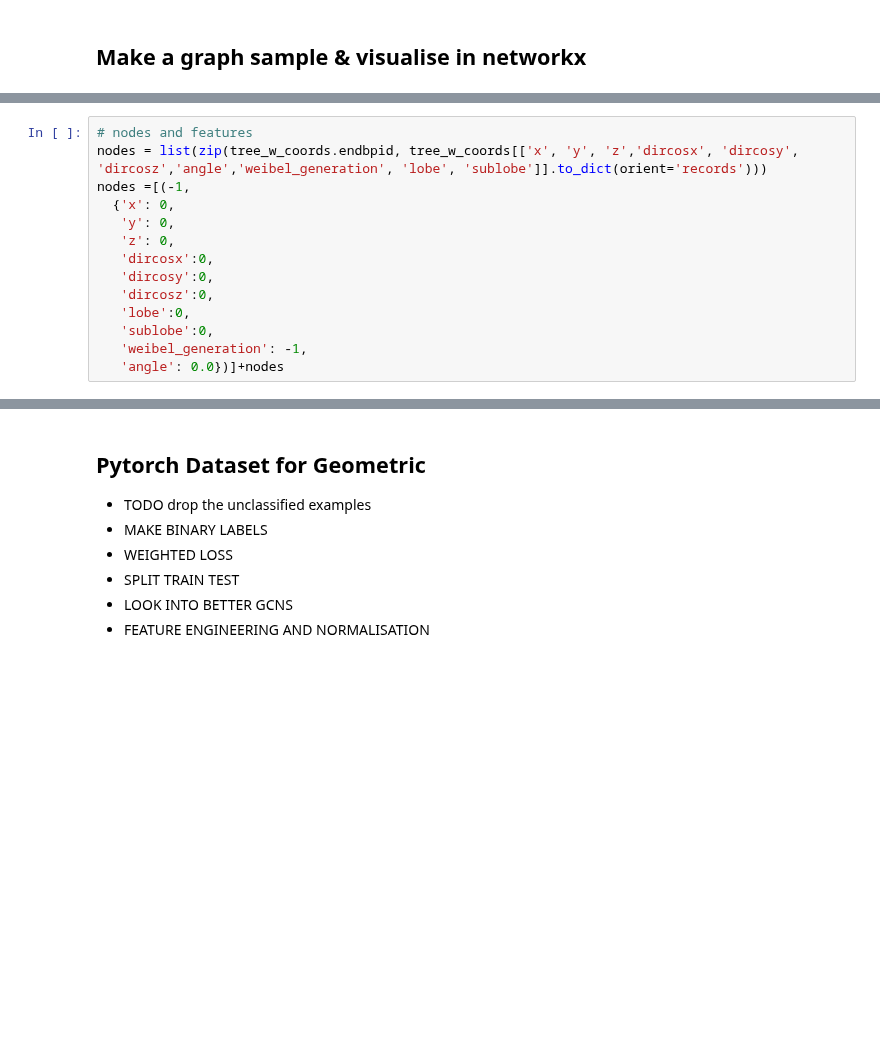
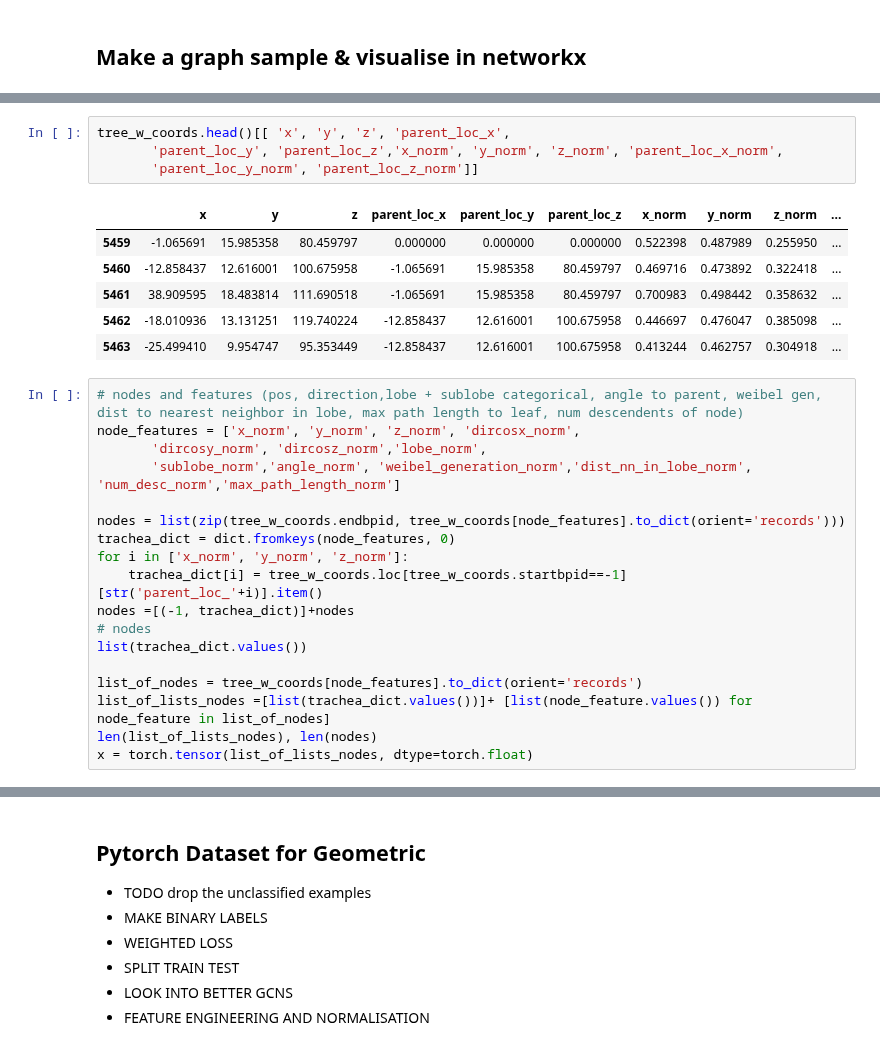
Before and after one commit to s-n-naik/airway_exploration, a Jupyter notebook: graph_test.ipynb, the cells around one changed output, grey strips where cells are left out. Cells and saved outputs as stored; diff of their text form; blank space fills up the shorter version.

```diff
--- a/graph_test.ipynb
+++ b/graph_test.ipynb
@@ -199,14 +243,29 @@ See the caveats in the documentation: https://pandas.pydata.org/pandas-docs/stab
+# %%
+tree_w_coords.head()[[ 'x', 'y', 'z', 'parent_loc_x',
+       'parent_loc_y', 'parent_loc_z','x_norm', 'y_norm', 'z_norm', 'parent_loc_x_norm',
+       'parent_loc_y_norm', 'parent_loc_z_norm']]
+# %% [output]
+|  | x | y | z | parent_loc_x | parent_loc_y | parent_loc_z | x_norm | y_norm | z_norm | ... |
+| 5459 | -1.065691 | 15.985358 | 80.459797 | 0.000000 | 0.000000 | 0.000000 | 0.522398 | 0.487989 | 0.255950 | ... |
+| 5460 | -12.858437 | 12.616001 | 100.675958 | -1.065691 | 15.985358 | 80.459797 | 0.469716 | 0.473892 | 0.322418 | ... |
+| 5461 | 38.909595 | 18.483814 | 111.690518 | -1.065691 | 15.985358 | 80.459797 | 0.700983 | 0.498442 | 0.358632 | ... |
+| 5462 | -18.010936 | 13.131251 | 119.740224 | -12.858437 | 12.616001 | 100.675958 | 0.446697 | 0.476047 | 0.385098 | ... |
+| 5463 | -25.499410 | 9.954747 | 95.353449 | -12.858437 | 12.616001 | 100.675958 | 0.413244 | 0.462757 | 0.304918 | ... |
 # %%
-# nodes and features
-nodes = list(zip(tree_w_coords.endbpid, tree_w_coords[['x', 'y', 'z','dircosx', 'dircosy', 'dircosz','angle','weibel_generation', 'lobe', 'sublobe']].to_dict(orient='records')))
-nodes =[(-1,
-  {'x': 0,
-   'y': 0,
-   'z': 0,
-   'dircosx':0,
-   'dircosy':0,
-   'dircosz':0,
-   'lobe':0,
-   'sublobe':0,
-   'weibel_generation': -1,
-   'angle': 0.0})]+nodes
+# nodes and features (pos, direction,lobe + sublobe categorical, angle to parent, weibel gen, dist to nearest neighbor in lobe, max path length to leaf, num descendents of node)
+node_features = ['x_norm', 'y_norm', 'z_norm', 'dircosx_norm',
+       'dircosy_norm', 'dircosz_norm','lobe_norm',
+       'sublobe_norm','angle_norm', 'weibel_generation_norm','dist_nn_in_lobe_norm', 'num_desc_norm','max_path_length_norm']
+
+nodes = list(zip(tree_w_coords.endbpid, tree_w_coords[node_features].to_dict(orient='records')))
+trachea_dict = dict.fromkeys(node_features, 0)
+for i in ['x_norm', 'y_norm', 'z_norm']:
+    trachea_dict[i] = tree_w_coords.loc[tree_w_coords.startbpid==-1][str('parent_loc_'+i)].item()
+nodes =[(-1, trachea_dict)]+nodes
+# nodes
+list(trachea_dict.values())
+
+list_of_nodes = tree_w_coords[node_features].to_dict(orient='records')
+list_of_lists_nodes =[list(trachea_dict.values())]+ [list(node_feature.values()) for node_feature in list_of_nodes]
+len(list_of_lists_nodes), len(nodes)
+x = torch.tensor(list_of_lists_nodes, dtype=torch.float)
```
Also changed, not shown: parts of 16 cells of this notebook.
